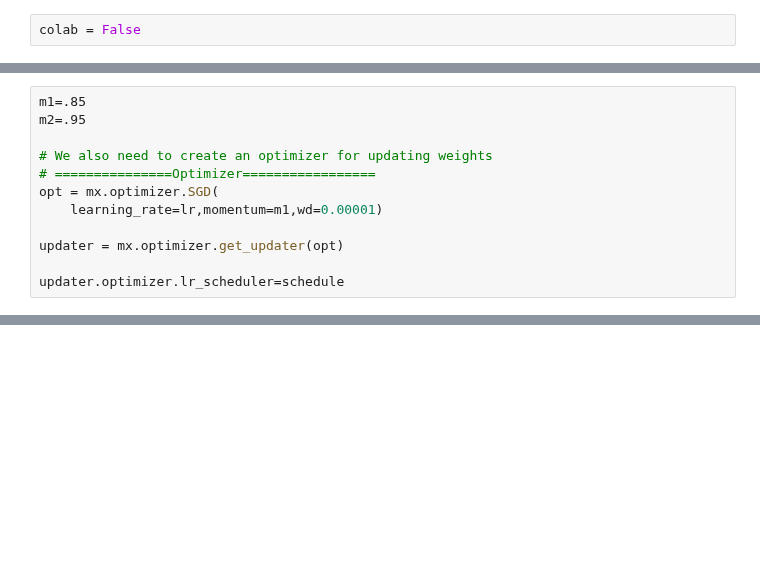
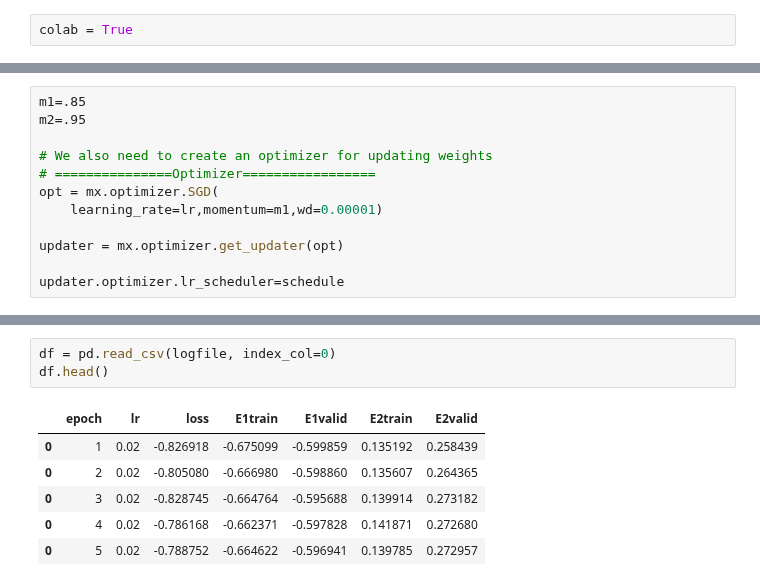
Before and after one commit to MariamQusai/DLToolboxImg, a Jupyter notebook: NoduleSegmentationModel15.ipynb, the cells around one changed output, grey strips where cells are left out. Drawn from its saved outputs; the diff is of its cells as text; blank space fills up the shorter version.

```diff
--- a/NoduleSegmentationModel15.ipynb
+++ b/NoduleSegmentationModel15.ipynb
@@ -6,7 +6,7 @@
 # %% [markdown]
 # Colab Configuration
 # %%
-colab = False
+colab = True
 # %%
 if colab:
     from google.colab import drive
@@ -882,0 +933,10 @@ err_validold
+# %%
+df = pd.read_csv(logfile, index_col=0)
+df.head()
+# %% [output]
+|  | epoch | lr | loss | E1train | E1valid | E2train | E2valid |
+| 0 | 1 | 0.02 | -0.826918 | -0.675099 | -0.599859 | 0.135192 | 0.258439 |
+| 0 | 2 | 0.02 | -0.805080 | -0.666980 | -0.598860 | 0.135607 | 0.264365 |
+| 0 | 3 | 0.02 | -0.828745 | -0.664764 | -0.595688 | 0.139914 | 0.273182 |
+| 0 | 4 | 0.02 | -0.786168 | -0.662371 | -0.597828 | 0.141871 | 0.272680 |
+| 0 | 5 | 0.02 | -0.788752 | -0.664622 | -0.596941 | 0.139785 | 0.272957 |
```
Also changed, not shown: parts of 30 cells of this notebook.
